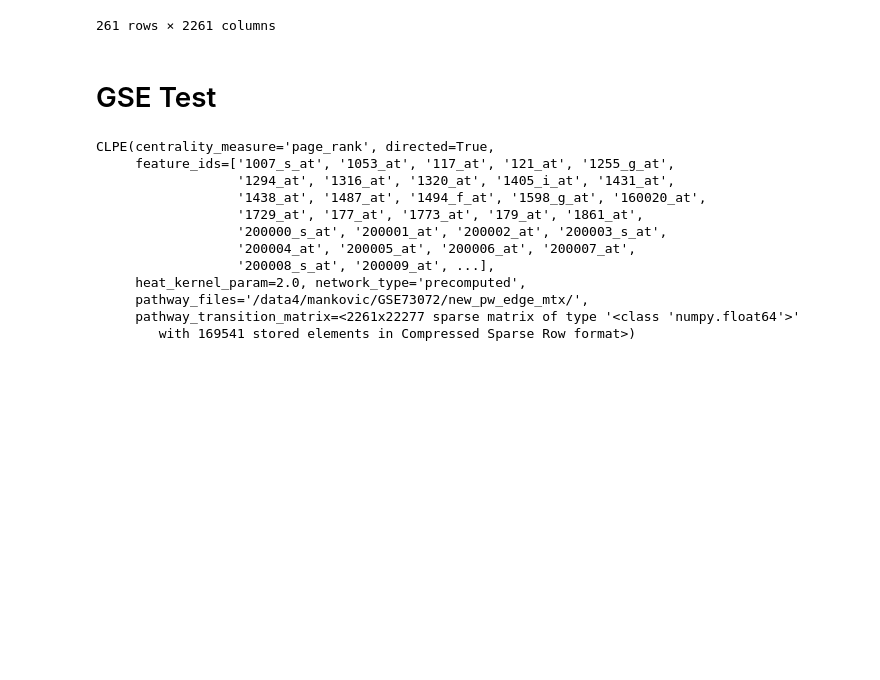
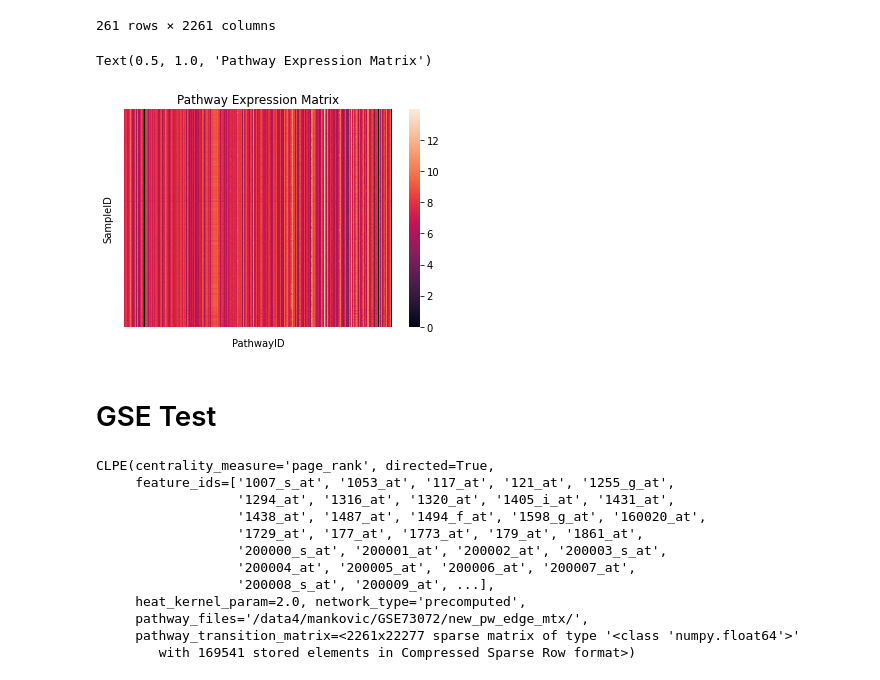
Before and after one commit to nmank/GradCourses, a Jupyter notebook: test_Eric.ipynb, the cells around one changed output. Saved outputs shown, nothing was run; the diff lists cells and outputs as text; code cells hidden in the pictures; blank space fills up the shorter version.

```diff
--- a/test_Eric.ipynb
+++ b/test_Eric.ipynb
@@ -54,6 +65,16 @@ pathway_expression_df
 | GSM1884196 | 7.611234 | 7.499701 | 7.421331 | 8.030809 | 7.247547 | 8.423338 | 7.122749 | ... |
 | GSM1884203 | 7.559864 | 7.472827 | 7.405340 | 8.140482 | 7.262005 | 8.493863 | 7.114463 | ... |
 261 rows × 2261 columns
+# %%
+g = sns.heatmap(pathway_expression_df)
+plt.xlabel('PathwayID')
+g.tick_params(left=False, bottom=False)
+g.set(xticklabels=[])
+g.set(yticklabels=[])
+plt.title('Pathway Expression Matrix')
+# %% [output]
+Text(0.5, 1.0, 'Pathway Expression Matrix')
+[figure, added]
 # %% [markdown]
 # GSE Test
 # %%
```
Also changed, not shown: parts of 4 cells of this notebook.
